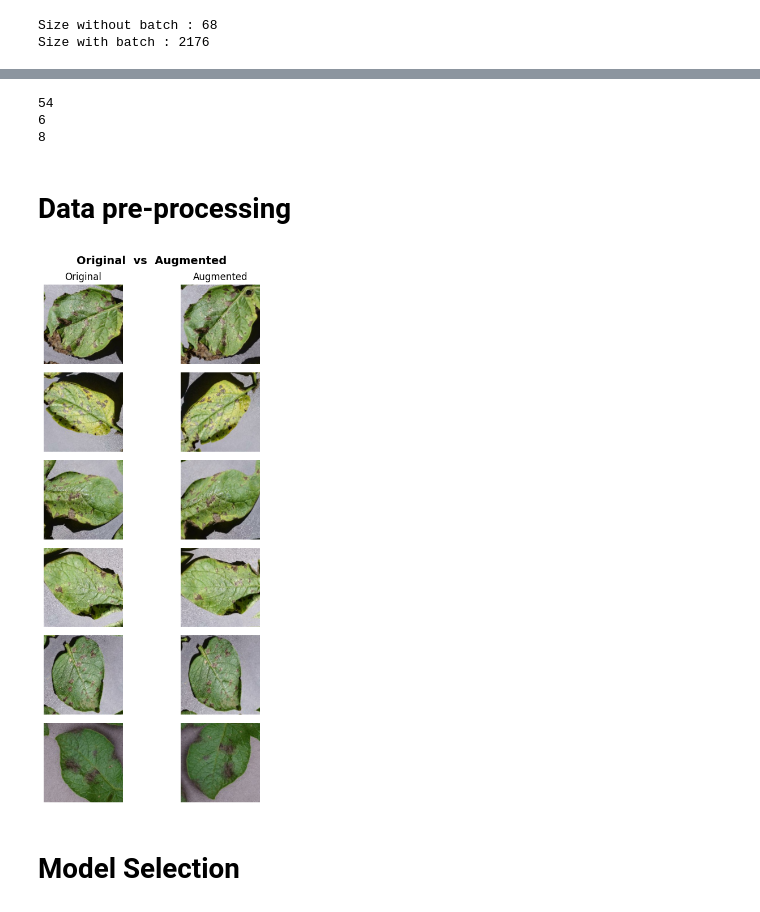
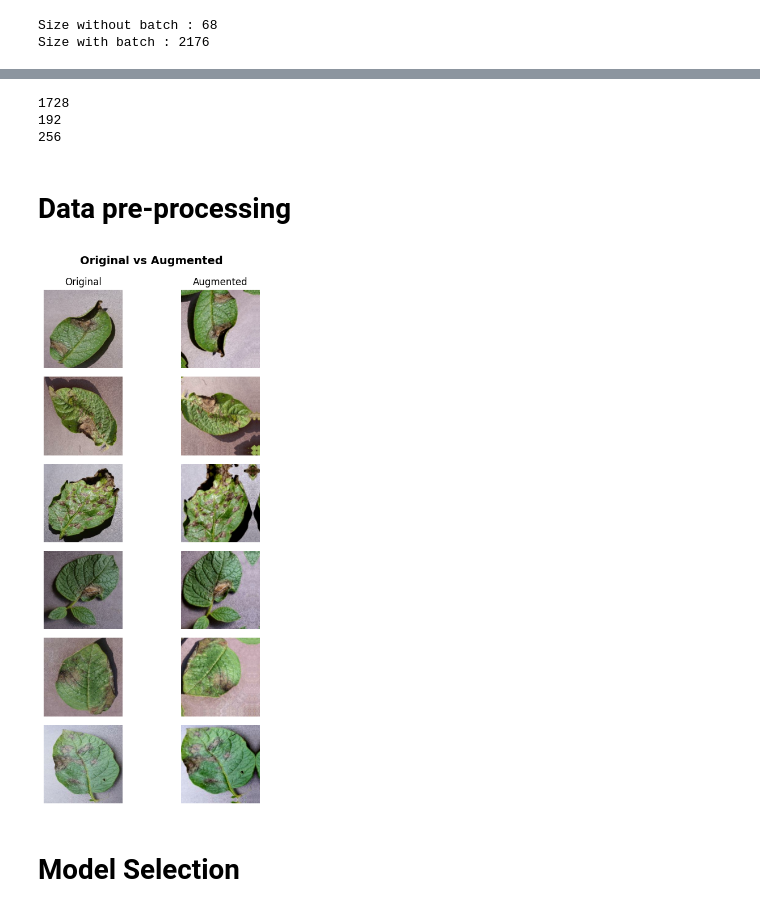
Before and after one commit to isamadafridi/potato_model, a Jupyter notebook: potato_model.ipynb, the cells around one changed output, grey strips where cells are left out. Drawn from its saved outputs; the diff is of its cells as text; code cells hidden in the pictures.

```diff
--- a/potato_model.ipynb
+++ b/potato_model.ipynb
@@ -96,13 +96,13 @@ def get_dataset_partition_tf(ds, train_split=0.8, val_split=0.1, test_split=0.1,
 
 train_ds, val_ds, test_ds = get_dataset_partition_tf(dataset)
 # %%
-print(len(train_ds))
-print(len(val_ds))
-print(len(test_ds))
+print(len(train_ds)*32)
+print(len(val_ds)*32)
+print(len(test_ds)*32)
 # %% [output]
-54
-6
-8
+1728
+192
+256
 # %%
 # STEP 5: Performance Optimization
 # ============================================================
@@ -120,42 +120,58 @@ test_ds  = test_ds.cache().prefetch(buffer_size=tf.data.AUTOTUNE)
 # %%
 # STEP 3: Define Augmentation (CPU pipeline, training only)
 data_augmentation = tf.keras.Sequential([
-  layers.RandomFlip("horizontal_and_vertical"),
-  layers.RandomRotation(0.2),
+    layers.RandomFlip("horizontal_and_vertical"),
+    layers.RandomRotation(0.15),         # wider rotation range
+    layers.RandomZoom(0.1),
+    layers.RandomContrast(0.5),          # stronger contrast
+    layers.RandomBrightness(0.5),        # stronger brightness
+    layers.RandomTranslation(0.1, 0.1), # shift the leaf around
 ])
 # %%
 import matplotlib.pyplot as plt
 import numpy as np
+import tensorflow as tf # Make sure tf is imported if using tensors
 
-# Get one batch
+# 1. Get a batch
 for images, labels in train_ds.take(1):
     raw_images = images
     break
 
 fig, axes = plt.subplots(6, 2, figsize=(6, 10))
-fig.suptitle("Original  vs  Augmented", fontsize=14, fontweight='bold')
+fig.suptitle("Original vs Augmented", fontsize=14, fontweight='bold')
 
 for i in range(6):
+    # Keep the batch dimension (1, H, W, C)
     original = raw_images[i:i+1]
+
+    # Apply augmentation
     augmented = data_augmentation(original, training=True)
 
-    orig_display = ((original[0].numpy() + 1) * 127.5).astype(np.uint8)
-    aug_display  = ((augmented[0].numpy() + 1) * 127.5).astype(np.uint8)
+    # --- THE FIX: Safe Normalization for Plotting ---
+    # Convert tensors to numpy arrays and remove the batch dimension
+    orig_np = np.squeeze(original.numpy())
+    aug_np = np.squeeze(augmented.numpy())
 
-    # Left — Original
-    axes[i, 0].imshow(orig_display)
+    # Normalize the arrays to be strictly between 0.0 and 1.0 for matplotlib
+    # We do this by subtracting the minimum value and dividing by the range
+    orig_display = (orig_np - np.min(orig_np)) / (np.max(orig_np) - np.min(orig_np) + 1e-5)
+    aug_display = (aug_np - np.min(aug_np)) / (np.max(aug_np) - np.min(aug_np) + 1e-5)
+
+    # Plot Original (Left)
+    axes[i, 0].imshow(orig_display, cmap='gray')
     axes[i, 0].set_title("Original" if i == 0 else "")
     axes[i, 0].axis('off')
 
-    # Right — Augmented
-    axes[i, 1].imshow(aug_display)
+    # Plot Augmented (Right)
+    axes[i, 1].imshow(aug_display, cmap='gray')
     axes[i, 1].set_title("Augmented" if i == 0 else "")
     axes[i, 1].axis('off')
 
 plt.tight_layout()
+plt.subplots_adjust(top=0.92) # Give the title some breathing room
 plt.show()
 # %% [output]
-[figure, old version]
+[figure, new version]
 # %%
 #  STEP 4: Apply Preprocessing
 # TRAIN — preprocess + augment
```
Also changed, not shown: parts of 11 cells of this notebook.
